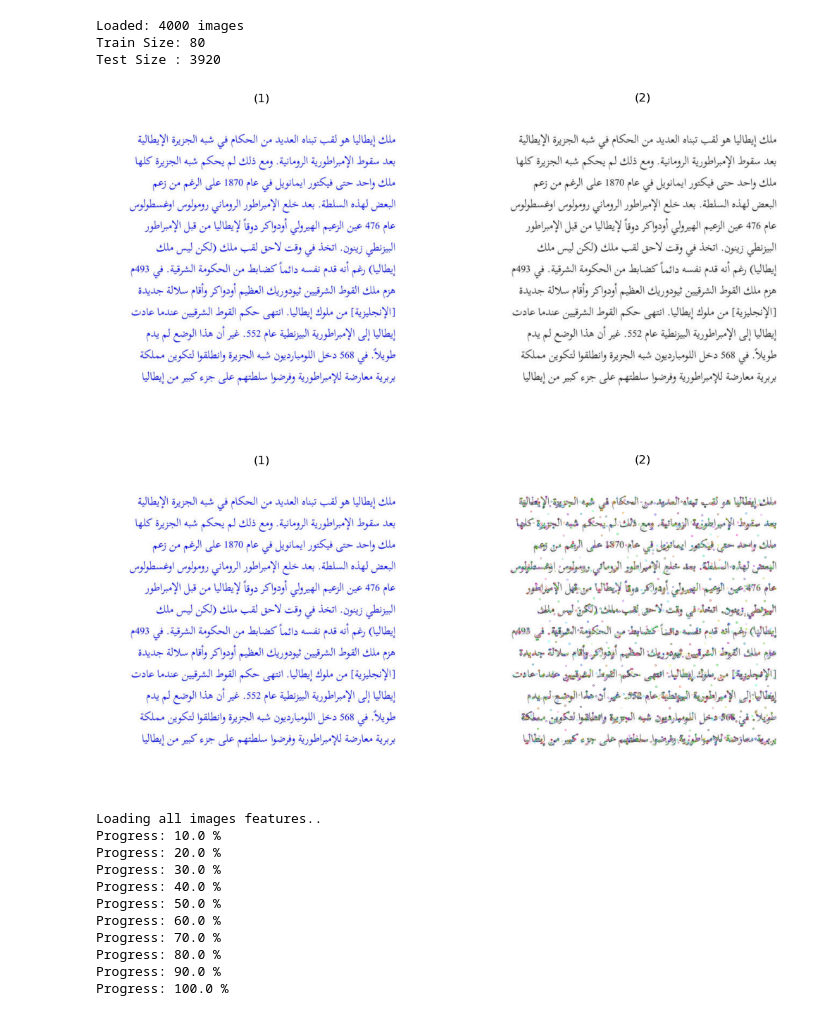
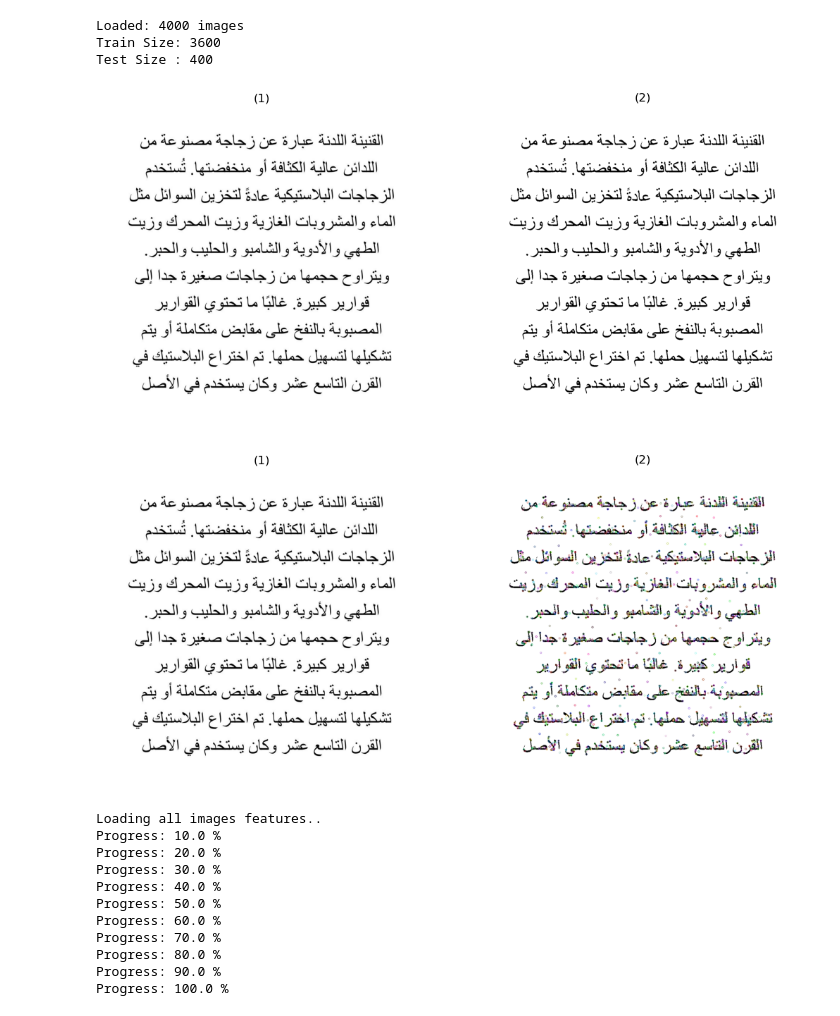
Before and after one commit to AbdoWise-z/Arabic-Font-Type-Detector, a Jupyter notebook: project.ipynb, the cells around one changed output. Cells and saved outputs as stored; diff of their text form; code cells hidden in the pictures.

```diff
--- a/project.ipynb
+++ b/project.ipynb
@@ -1,10 +1,8 @@
 # %%
-#imports and hyperparameters
-
 import cv2
 from sklearn.cluster import KMeans
 from sklearn.ensemble import AdaBoostClassifier
-from sklearn.svm import SVC  # Example weak learner
+from sklearn.svm import SVC
 from sklearn.model_selection import train_test_split
 import os
 import numpy as np
@@ -16,10 +14,10 @@ import matplotlib.image as io
 from sklearn.preprocessing import LabelEncoder
 
 # Define paths and hyperparameters
-data_path            = "fonts-dataset"
-kmeans_sets          = 360  # Number of visual words (adjust as needed)
-number_of_estimators = 100
-train_test_ratio     = 0.02
+data_path            = "fonts-dataset" # the folder containing the data-set
+kmeans_sets          = 360  # this is the number of specific SIFT features we are considuring to be "unique"
+number_of_estimators = 100  # number of the weak estimators
+train_test_ratio     = 0.9  # train set to test set ratio
 
 
 def show_images(images, titles=None):
@@ -61,43 +59,43 @@ print(f"Train Size: {len(images_train)}")
 print(f"Test Size : {len(images_test)}")
 # %% [output]
 Loaded: 4000 images
-Train Size: 80
-Test Size : 3920
+Train Size: 3600
+Test Size : 400
 # %%
 # utility functions
 def image_preprocess(img):
     #img = cv2.resize(img, (512, 512))
     img = cv2.cvtColor(img, cv2.COLOR_BGR2GRAY)
-    img = cv2.GaussianBlur(img, (5, 5), 0.1)
-    img = cv2.medianBlur(img, 5)  # Kernel size can be adjusted as needed
+    # img = cv2.GaussianBlur(img, (3, 3), 0.1)
+    img = cv2.medianBlur(img, 3)  # Kernel size can be adjusted as needed
     histogram = cv2.calcHist([img], [0], None, [256], [0, 256])
     bg_color = np.argmax(histogram)
 
     thresh = 0
-    if bg_color == 0.0:  # If the background is brighter than a threshold, invert
+    if bg_color < 50:  # If the background is brighter than a threshold, invert
         _, thresh = cv2.threshold(img, 0, 255, cv2.THRESH_OTSU | cv2.THRESH_BINARY_INV)
     else:
         _, thresh = cv2.threshold(img, 0, 255, cv2.THRESH_OTSU | cv2.THRESH_BINARY)
     return thresh
 
 
 def extract_features(img):
   surf = sift_create()
   keypoints, descriptors = surf.detectAndCompute(img, None)
   return keypoints, descriptors
 
 
 # functions test
 test_image = cv2.imread(images_train[0])
 test_processed_image = image_preprocess(test_image)
 test_keypoints, test_descriptors = extract_features(test_processed_image)
 
 show_images([test_image , test_processed_image])
 test_image_with_kp = cv2.drawKeypoints(test_processed_image, test_keypoints, None, flags=0)
 show_images([test_image , test_image_with_kp])
 # %% [output]
-[figure, old version]
+[figure, new version]
-[figure, old version]
+[figure, new version]
 # %%
 # now we need to extract images features
 # then we apply a kmeans algorithm to be
```
Also changed, not shown: parts of 9 cells of this notebook, 3 other files.
